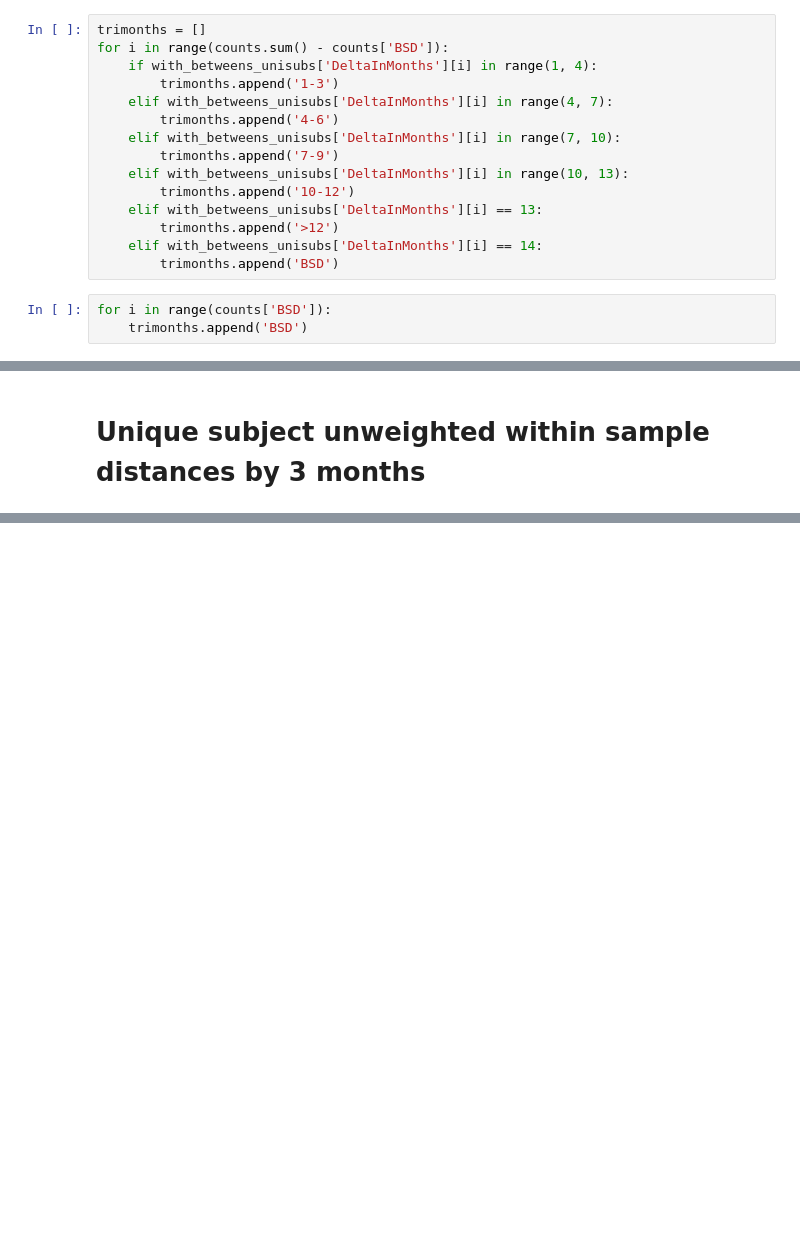
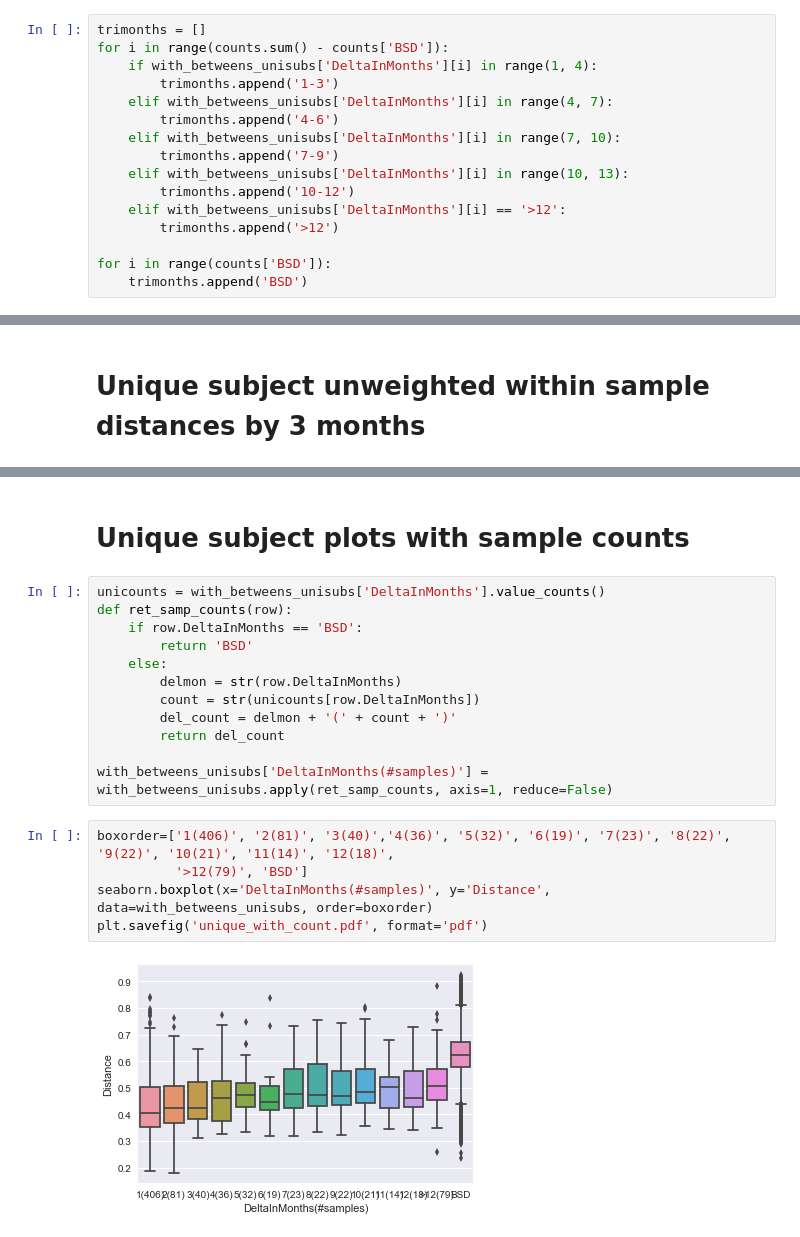
Before and after one commit to knightlab-analyses/american-gut-analyses, a Jupyter notebook: ipynb/AG_stool_temporal dynamics.ipynb, the cells around one changed output, grey strips where cells are left out. Cells and saved outputs as stored; diff of their text form; blank space fills up the shorter version.

```diff
--- a/ipynb/AG_stool_temporal dynamics.ipynb
+++ b/ipynb/AG_stool_temporal dynamics.ipynb
@@ -423,13 +197,11 @@ for i in range(counts.sum() - counts['BSD']):
         trimonths.append('7-9')
     elif with_betweens_unisubs['DeltaInMonths'][i] in range(10, 13):
         trimonths.append('10-12')
-    elif with_betweens_unisubs['DeltaInMonths'][i] == 13:
+    elif with_betweens_unisubs['DeltaInMonths'][i] == '>12':
         trimonths.append('>12')
-    elif with_betweens_unisubs['DeltaInMonths'][i] == 14:
-        trimonths.append('BSD')
+
+for i in range(counts['BSD']):
+    trimonths.append('BSD')
-# %%
-for i in range(counts['BSD']):
-    trimonths.append('BSD')
 # %%
 with_betweens_unisubs['DeltaInMonths(by three)'] = trimonths
 # %% [markdown]
@@ -442,0 +215,21 @@ seaborn.boxplot(x='DeltaInMonths(by three)', y='Distance', data=with_betweens_un
+# %% [markdown]
+# Unique subject plots with sample counts
+# %%
+unicounts = with_betweens_unisubs['DeltaInMonths'].value_counts()
+def ret_samp_counts(row):
+    if row.DeltaInMonths == 'BSD':
+        return 'BSD'
+    else:
+        delmon = str(row.DeltaInMonths)
+        count = str(unicounts[row.DeltaInMonths])
+        del_count = delmon + '(' + count + ')'
+        return del_count
+
+with_betweens_unisubs['DeltaInMonths(#samples)'] = with_betweens_unisubs.apply(ret_samp_counts, axis=1, reduce=False)
+# %%
+boxorder=['1(406)', '2(81)', '3(40)','4(36)', '5(32)', '6(19)', '7(23)', '8(22)', '9(22)', '10(21)', '11(14)', '12(18)',
+          '>12(79)', 'BSD']
+seaborn.boxplot(x='DeltaInMonths(#samples)', y='Distance', data=with_betweens_unisubs, order=boxorder)
+plt.savefig('unique_with_count.pdf', format='pdf')
+# %% [output]
+[figure, added]
```
Also changed, not shown: parts of 33 cells of this notebook, 4 other files.
